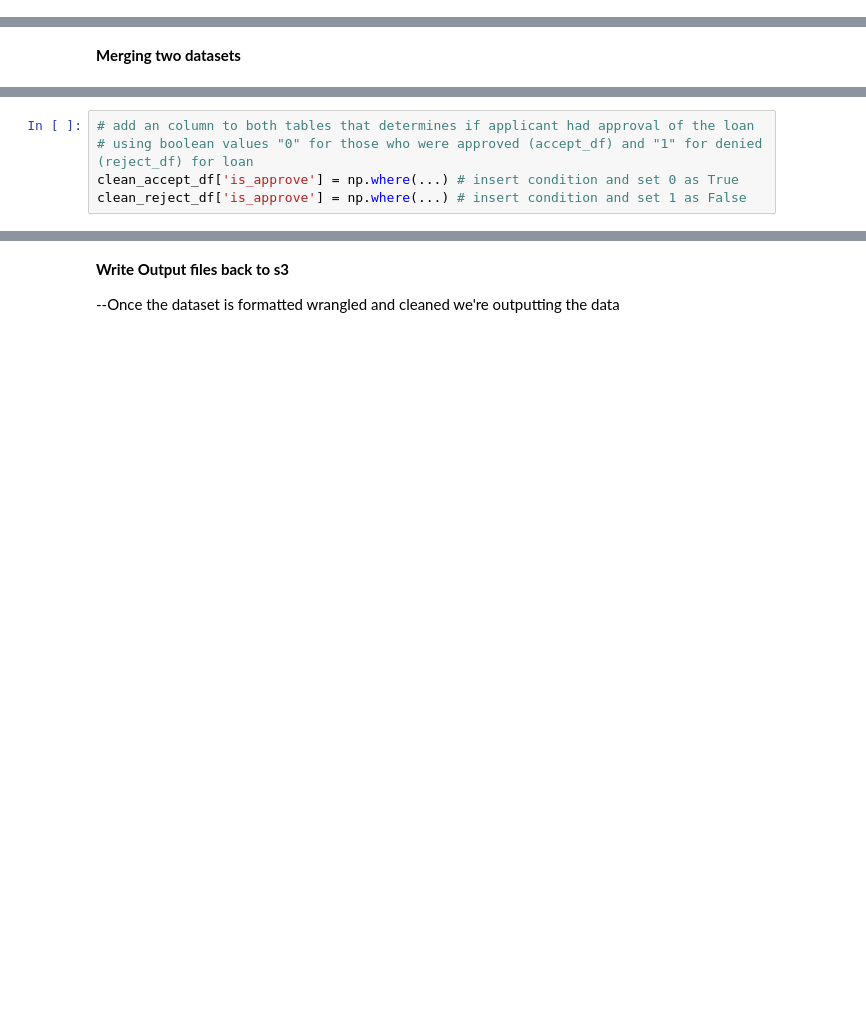
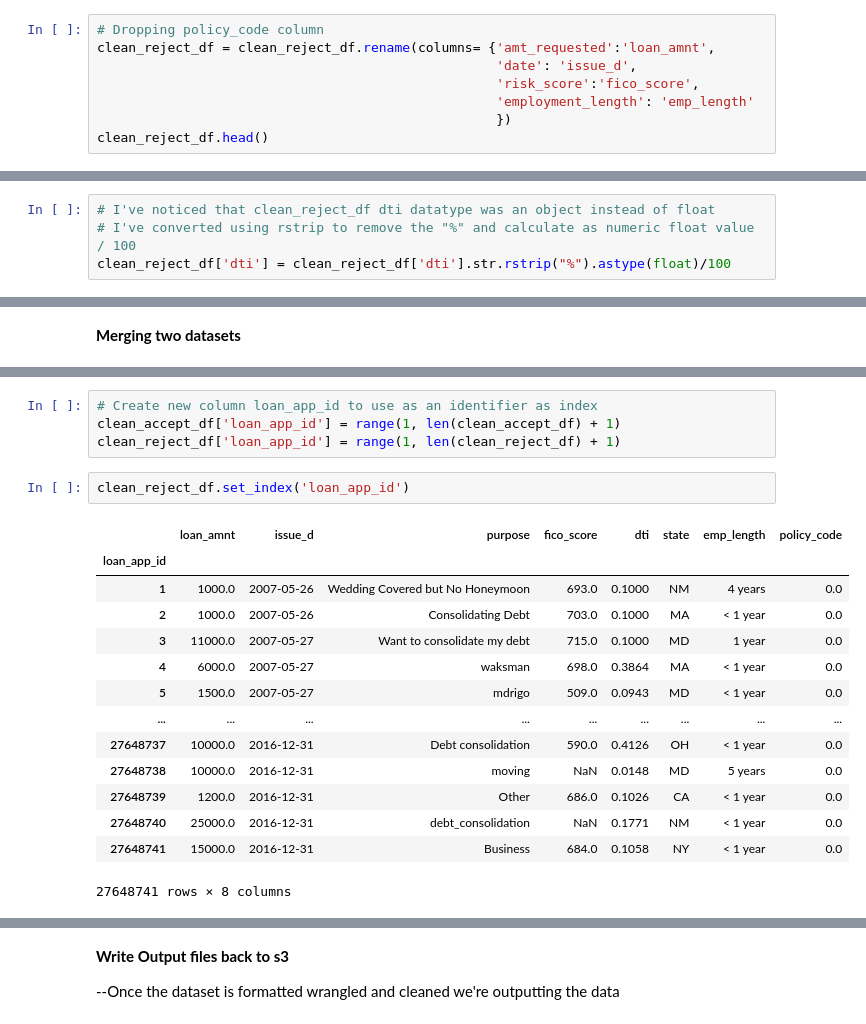
Before and after one commit to davisdw/Lending_Club_Loan_Prediction_Analysis, a Jupyter notebook: pyspark_data_load.ipynb, the cells around one changed output, grey strips where cells are left out. Saved outputs shown, nothing was run; the diff lists cells and outputs as text; blank space fills up the shorter version.

```diff
--- a/pyspark_data_load.ipynb
+++ b/pyspark_data_load.ipynb
@@ -124,0 +214,8 @@ clean_reject_df.rename(columns={...}, inplace= True) # ADD IN COLUMNS TO RENAME
+# %%
+# Dropping policy_code column
+clean_reject_df = clean_reject_df.rename(columns= {'amt_requested':'loan_amnt',
+                                                   'date': 'issue_d',
+                                                   'risk_score':'fico_score',
+                                                   'employment_length': 'emp_length'
+                                                   })
+clean_reject_df.head()
@@ -130,0 +248,4 @@ with pd.option_context('display.max_rows', None, 'display.max_columns', None):
+# %%
+# I've noticed that clean_reject_df dti datatype was an object instead of float
+# I've converted using rstrip to remove the "%" and calculate as numeric float value / 100
+clean_reject_df['dti'] = clean_reject_df['dti'].str.rstrip("%").astype(float)/100
@@ -144,5 +302,21 @@ clean_reject_df.head()
-# %%
-# add an column to both tables that determines if applicant had approval of the loan
-# using boolean values "0" for those who were approved (accept_df) and "1" for denied (reject_df) for loan
-clean_accept_df['is_approve'] = np.where(...) # insert condition and set 0 as True
-clean_reject_df['is_approve'] = np.where(...) # insert condition and set 1 as False
+# %%
+# Create new column loan_app_id to use as an identifier as index
+clean_accept_df['loan_app_id'] = range(1, len(clean_accept_df) + 1)
+clean_reject_df['loan_app_id'] = range(1, len(clean_reject_df) + 1)
+# %%
+clean_reject_df.set_index('loan_app_id')
+# %% [output]
+|  | loan_amnt | issue_d | purpose | fico_score | dti | state | emp_length | policy_code |
+| loan_app_id |  |  |  |  |  |  |  |  |
+| 1 | 1000.0 | 2007-05-26 | Wedding Covered but No Honeymoon | 693.0 | 0.1000 | NM | 4 years | 0.0 |
+| 2 | 1000.0 | 2007-05-26 | Consolidating Debt | 703.0 | 0.1000 | MA | < 1 year | 0.0 |
+| 3 | 11000.0 | 2007-05-27 | Want to consolidate my debt | 715.0 | 0.1000 | MD | 1 year | 0.0 |
+| 4 | 6000.0 | 2007-05-27 | waksman | 698.0 | 0.3864 | MA | < 1 year | 0.0 |
+| 5 | 1500.0 | 2007-05-27 | mdrigo | 509.0 | 0.0943 | MD | < 1 year | 0.0 |
+| ... | ... | ... | ... | ... | ... | ... | ... | ... |
+| 27648737 | 10000.0 | 2016-12-31 | Debt consolidation | 590.0 | 0.4126 | OH | < 1 year | 0.0 |
+| 27648738 | 10000.0 | 2016-12-31 | moving | NaN | 0.0148 | MD | 5 years | 0.0 |
+| 27648739 | 1200.0 | 2016-12-31 | Other | 686.0 | 0.1026 | CA | < 1 year | 0.0 |
+| 27648740 | 25000.0 | 2016-12-31 | debt_consolidation | NaN | 0.1771 | NM | < 1 year | 0.0 |
+| 27648741 | 15000.0 | 2016-12-31 | Business | 684.0 | 0.1058 | NY | < 1 year | 0.0 |
+27648741 rows × 8 columns
```
Also changed, not shown: parts of 27 cells of this notebook.
